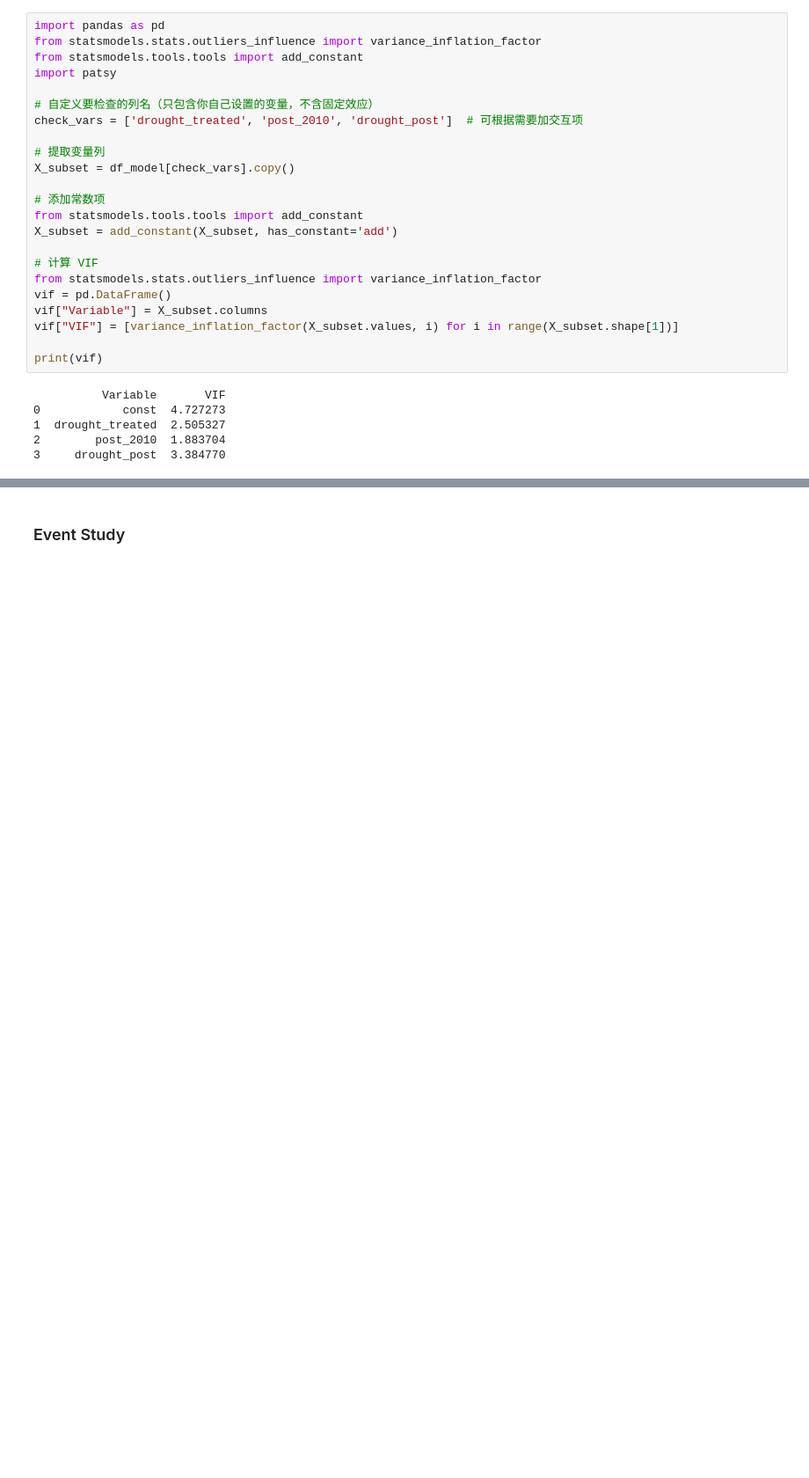
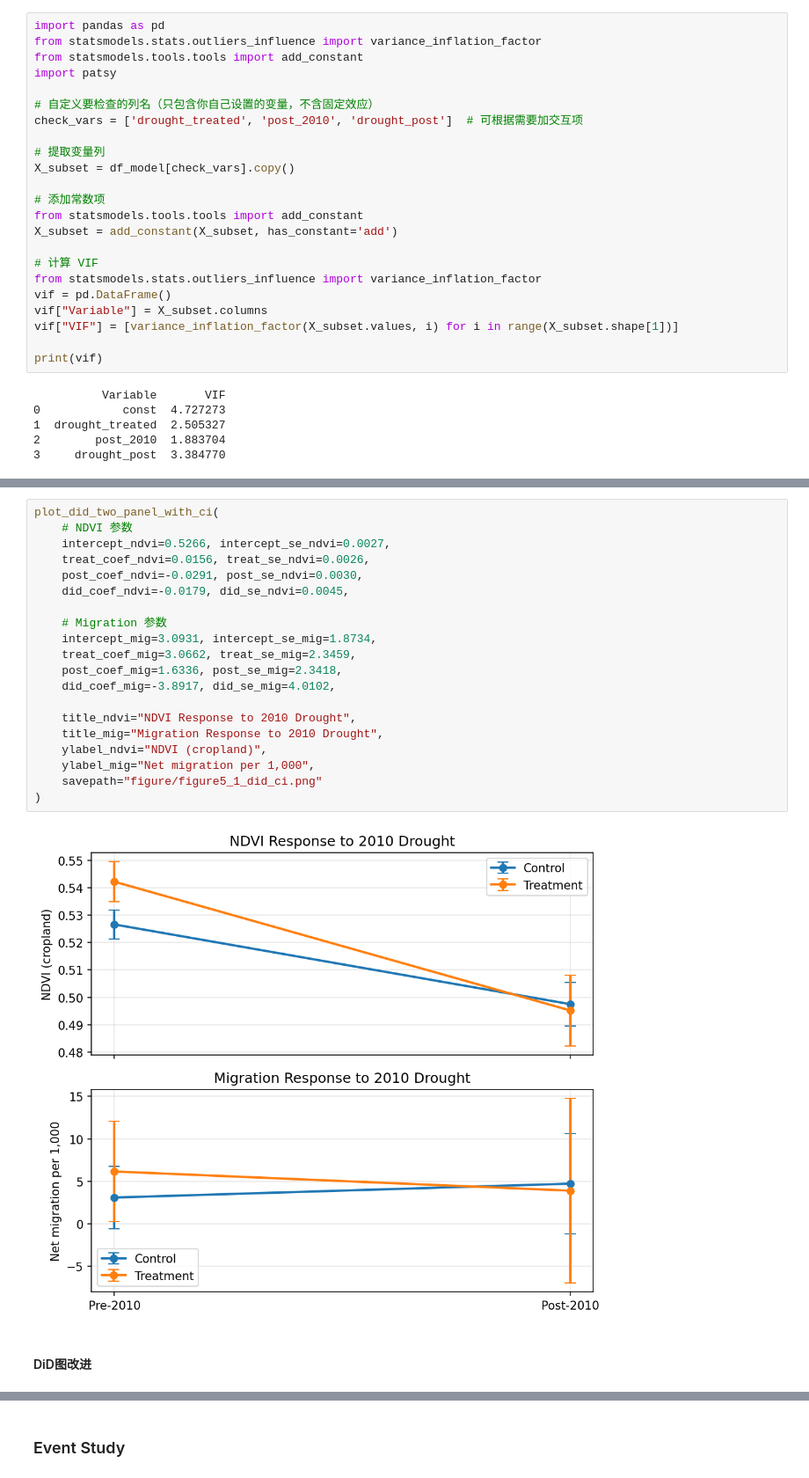
Before and after one commit to ixxiiris/CASA_Dissertation, a Jupyter notebook: DiD/did_event.ipynb, the cells around one changed output, grey strips where cells are left out. Shown at 88% size. Saved outputs shown, nothing was run; the diff lists cells and outputs as text; blank space fills up the shorter version.

Commit message:
update draft, figures

```diff
--- a/DiD/did_event.ipynb
+++ b/DiD/did_event.ipynb
@@ -452,0 +529,24 @@ Standard errors in parentheses.
+# %%
+plot_did_two_panel_with_ci(
+    # NDVI 参数
+    intercept_ndvi=0.5266, intercept_se_ndvi=0.0027,
+    treat_coef_ndvi=0.0156, treat_se_ndvi=0.0026,
+    post_coef_ndvi=-0.0291, post_se_ndvi=0.0030,
+    did_coef_ndvi=-0.0179, did_se_ndvi=0.0045,
+
+    # Migration 参数
+    intercept_mig=3.0931, intercept_se_mig=1.8734,
+    treat_coef_mig=3.0662, treat_se_mig=2.3459,
+    post_coef_mig=1.6336, post_se_mig=2.3418,
+    did_coef_mig=-3.8917, did_se_mig=4.0102,
+
+    title_ndvi="NDVI Response to 2010 Drought",
+    title_mig="Migration Response to 2010 Drought",
+    ylabel_ndvi="NDVI (cropland)",
+    ylabel_mig="Net migration per 1,000",
+    savepath="figure/figure5_1_did_ci.png"
+)
+# %% [output]
+[figure, added]
+# %% [markdown]
+#### DiD图改进
```
Also changed, not shown: parts of 12 cells of this notebook, 5 other files.
